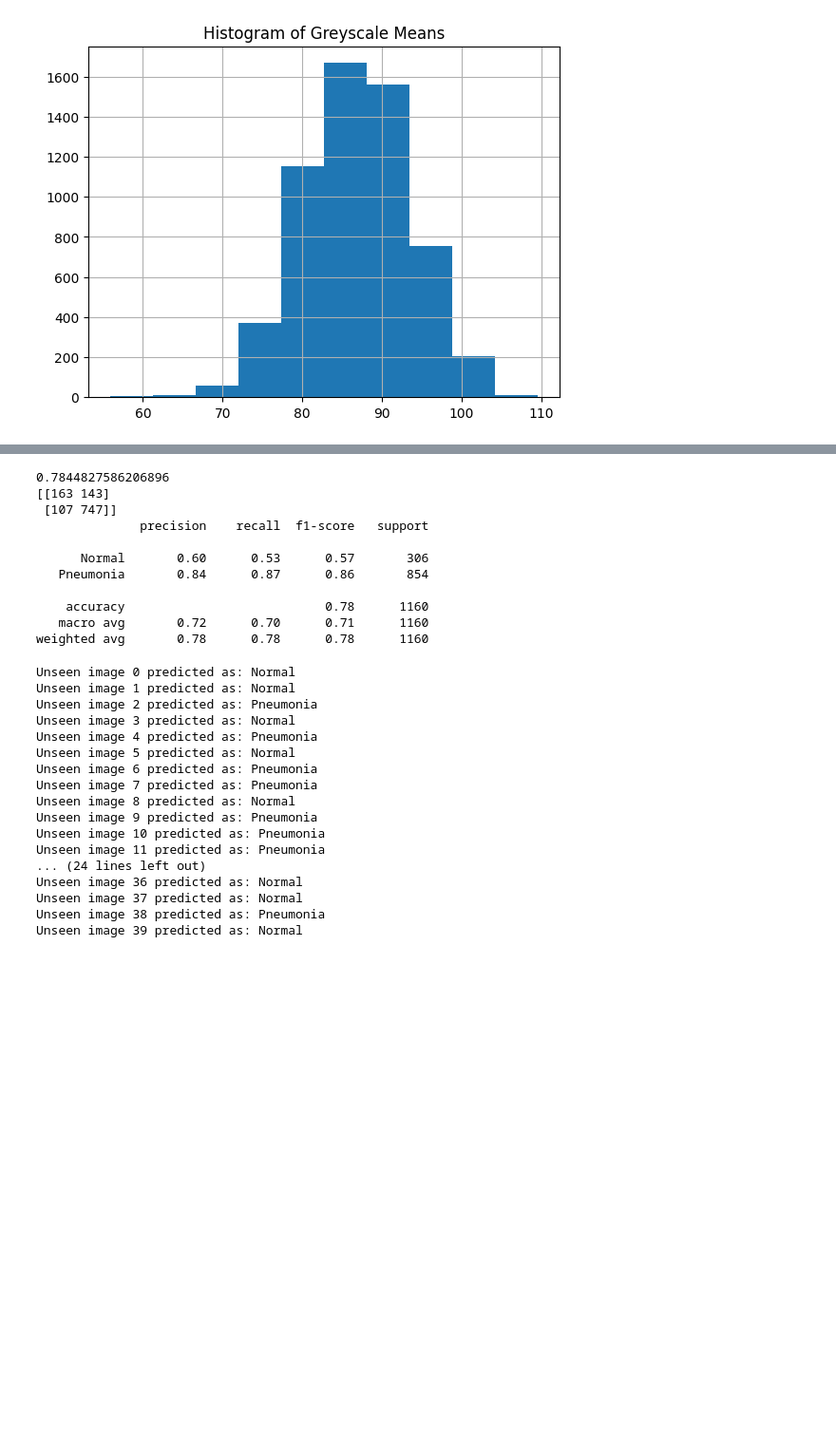
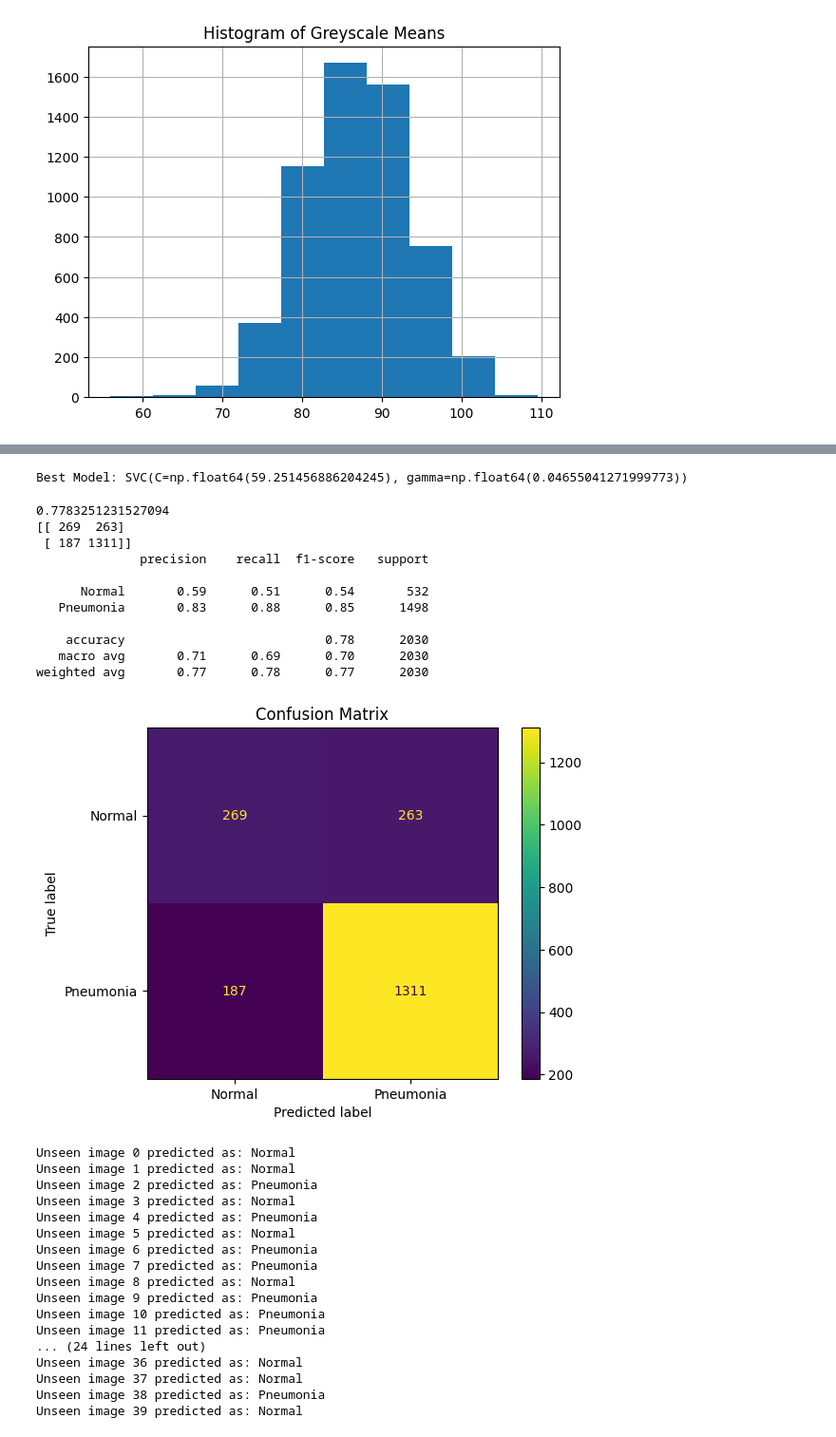
Before and after one commit to muneeb30442/MultiAlias-Repo, a Jupyter notebook: model-dev/Group_8_Chest_Ray_Model.ipynb, the cells around one changed output, grey strips where cells are left out. Shown at 95% size. Cells and saved outputs as stored; diff of their text form; code cells hidden in the pictures; blank space fills up the shorter version.

```diff
--- a/model-dev/Group_8_Assignment_Greyscale.ipynb
+++ b/model-dev/Group_8_Chest_Ray_Model.ipynb
@@ -483,0 +496,25 @@ plt.show()
+# %%
+# Hyper-parameter Optimisation for SVM
+
+param_dist = {
+    'C': uniform(0.01, 100),
+    'gamma': uniform(0.0001, 1),
+    'kernel': ['rbf']
+}
+
+# Randomised Search
+random_search = RandomizedSearchCV(
+    estimator=SVC(),
+    param_distributions=param_dist,
+    n_iter=20,
+    scoring='accuracy',
+    cv=3,
+    verbose=2,
+    random_state=42,
+    n_jobs=-1
+)
+
+random_search.fit(X_train, Y_train)
+
+print("Best Parameters:", random_search.best_params_)
+print("Best Accuracy:", random_search.best_score_)
@@ -484,23 +539,38 @@ plt.show()
+# %%
+# Use the best model for predictions
+best_model = random_search.best_estimator_
+predictions = best_model.predict(X_validation)
+print("Best Model:", random_search.best_estimator_)
+# %% [output]
+Best Model: SVC(C=np.float64(59.251456886204245), gamma=np.float64(0.04655041271999773))
 # %%
-model = SVC(gamma='auto')
+model = best_model
 model.fit(X_train, Y_train)
 predictions = model.predict(X_validation)
 # %%
 print(accuracy_score(Y_validation, predictions))
 print(confusion_matrix(Y_validation, predictions))
 print(classification_report(Y_validation, predictions))
+
+# Plot Confusion Matrix: The confusion matrix provides insights into the model's
+# performance by showing the number of true positives, false positives, true negatives,
+# and false negatives. This helped us understand where the model is making errors.
+ConfusionMatrixDisplay.from_predictions(Y_validation, predictions, display_labels=['Normal', 'Pneumonia'])
+plt.title("Confusion Matrix")
+plt.show()
 # %% [output]
-0.7844827586206896
-[[163 143]
- [107 747]]
+0.7783251231527094
+[[ 269  263]
+ [ 187 1311]]
               precision    recall  f1-score   support
 
-      Normal       0.60      0.53      0.57       306
-   Pneumonia       0.84      0.87      0.86       854
+      Normal       0.59      0.51      0.54       532
+   Pneumonia       0.83      0.88      0.85      1498
 
-    accuracy                           0.78      1160
-   macro avg       0.72      0.70      0.71      1160
-weighted avg       0.78      0.78      0.78      1160
+    accuracy                           0.78      2030
+   macro avg       0.71      0.69      0.70      2030
+weighted avg       0.77      0.78      0.77      2030
+[figure, added]
 # %%
 directory = ['./images/TEST SET/test summary means.csv']
 
```
Also changed, not shown: parts of 8 cells of this notebook, 6 other files.
